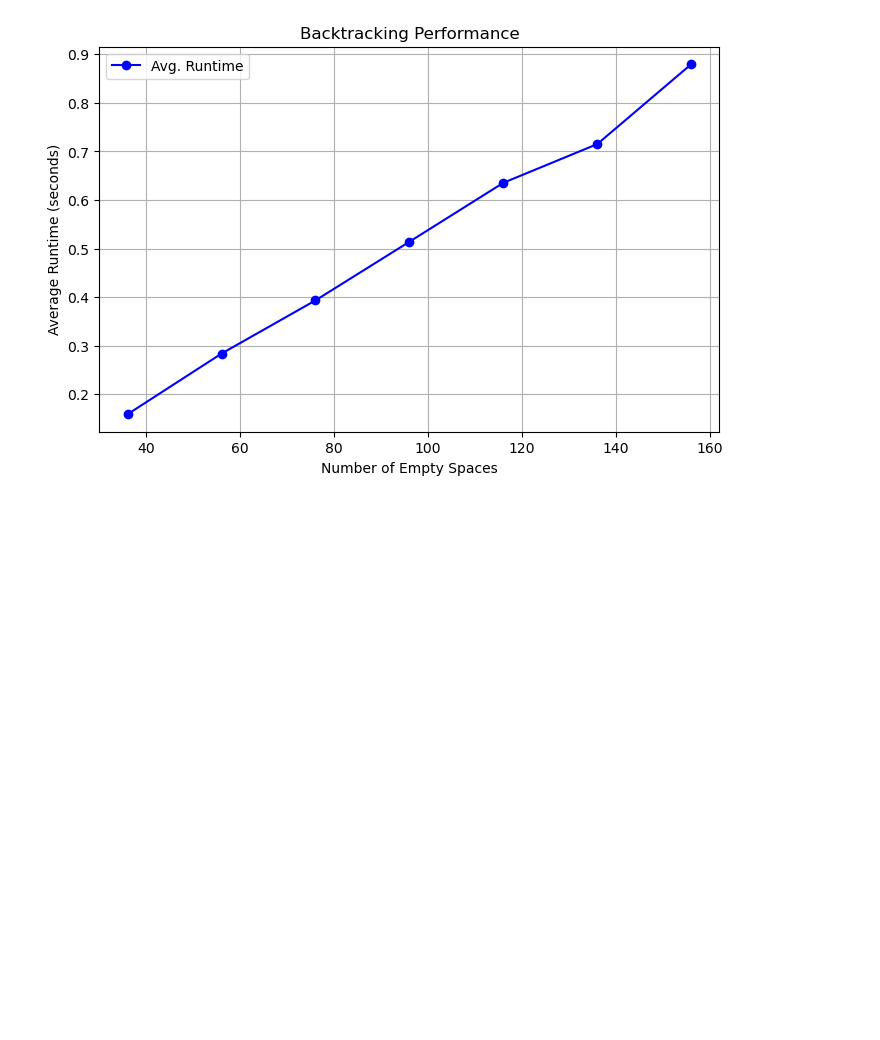
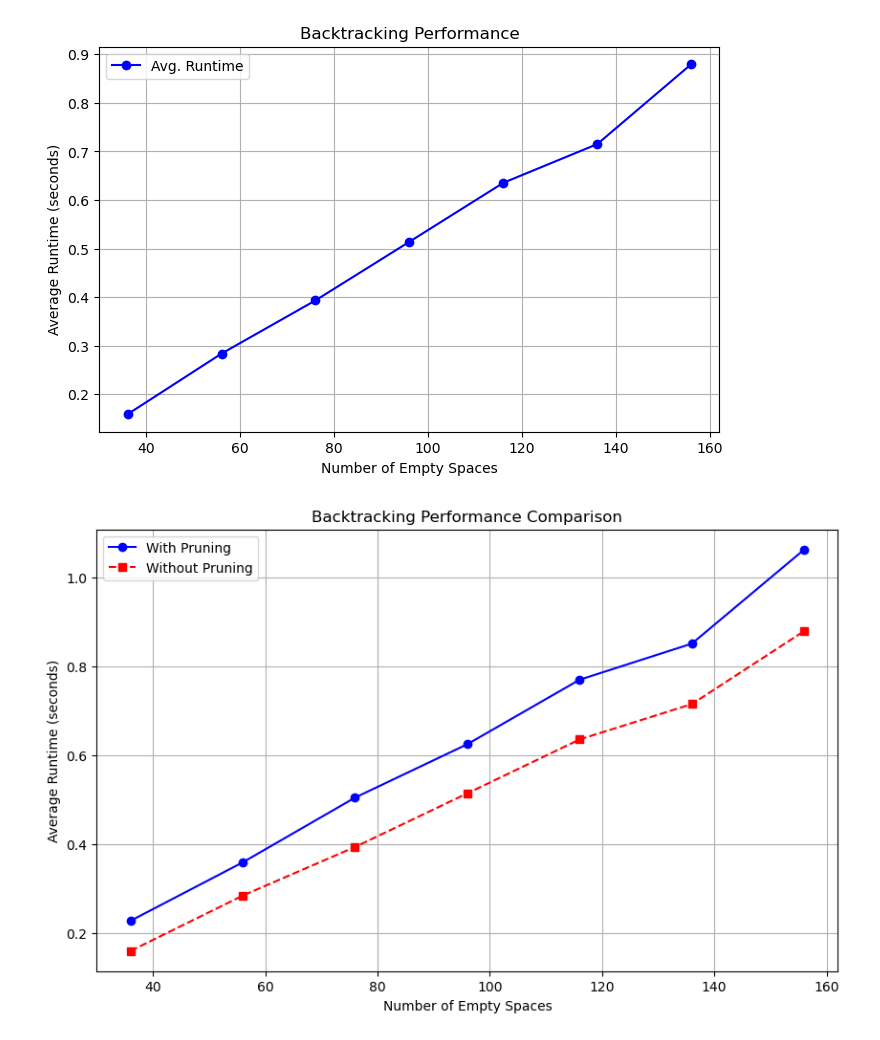
Before and after one commit to aaronlhh/hexadoku, a Jupyter notebook: backtracking.ipynb, the cells around one changed output. Saved outputs shown, nothing was run; the diff lists cells and outputs as text; code cells hidden in the pictures; blank space fills up the shorter version.

Commit message:
combine the plots

```diff
--- a/backtracking.ipynb
+++ b/backtracking.ipynb
@@ -361,3 +361,31 @@ plt.show()
 # %% [output]
 Results saved to runtime_results_without_prunning.txt
 [figure]
+# %%
+import matplotlib.pyplot as plt
+
+# Sort both datasets
+data_points.sort()
+data_points_pure.sort()
+
+# Extract X (number of empty cells) and Y (average runtimes)
+x_with, y_with = zip(*data_points)
+x_without, y_without = zip(*data_points_pure)
+
+# Plot both lines on the same figure
+plt.figure(figsize=(10, 6))
+plt.plot(x_with, y_with, marker="o", linestyle="-", color="blue", label="With Pruning")
+plt.plot(x_without, y_without, marker="s", linestyle="--", color="red", label="Without Pruning")
+
+# Labels and title
+plt.xlabel("Number of Empty Spaces")
+plt.ylabel("Average Runtime (seconds)")
+plt.title("Backtracking Performance Comparison")
+plt.legend()
+plt.grid(True)
+
+# Save and show the plot
+plt.savefig("runtime_comparison_pruning_vs_no_pruning.png")
+plt.show()
+# %% [output]
+[figure, added]
```
Also changed, not shown: 2 other files.
